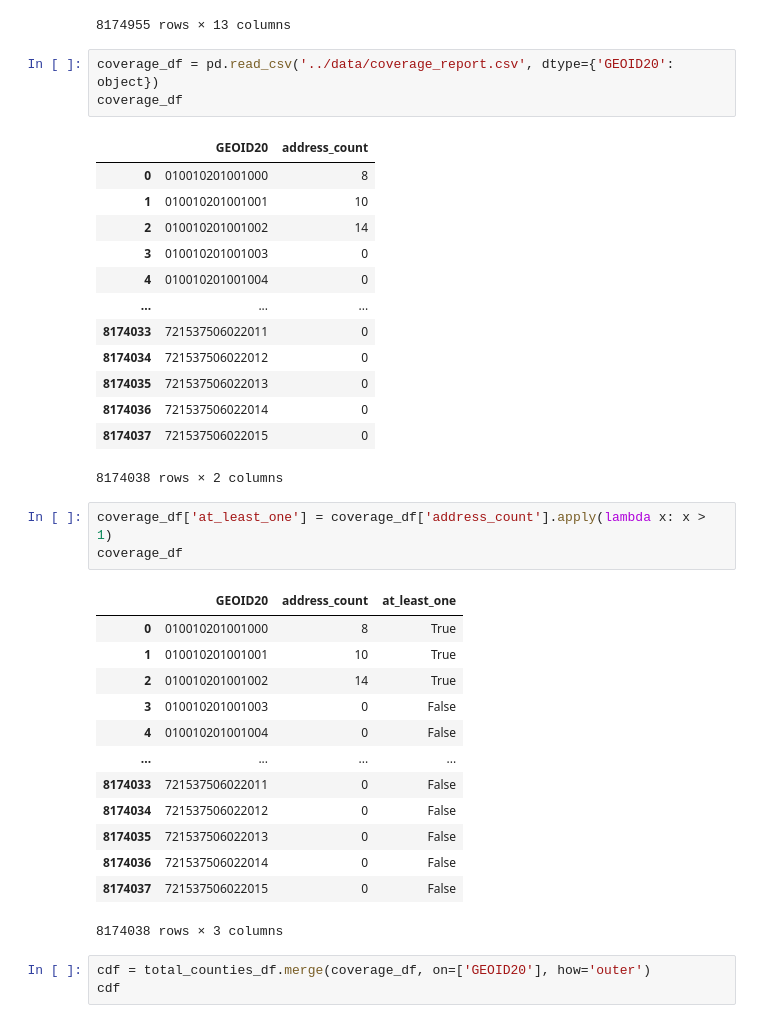
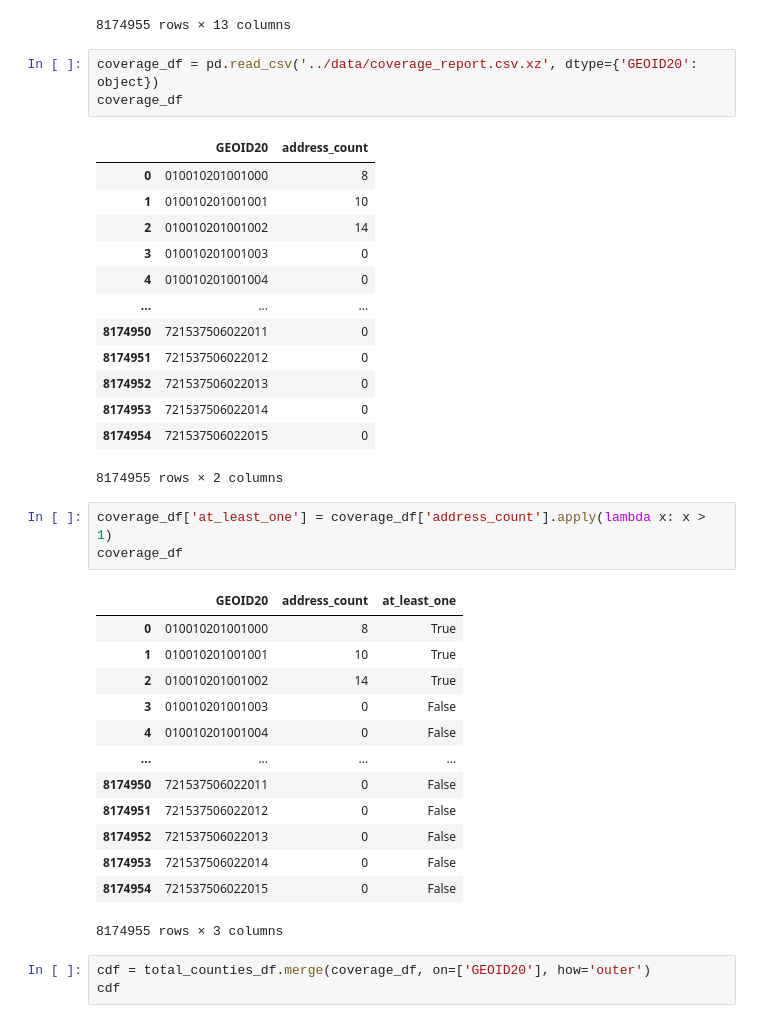
Before and after one commit to uva-bi-sdad/national_address_database, a Jupyter notebook: code/2023-06-22 visualize US.ipynb, the cells around one changed output. Saved outputs shown, nothing was run; the diff lists cells and outputs as text.

```diff
--- a/code/2023-06-22 visualize US.ipynb
+++ b/code/2023-06-22 visualize US.ipynb
@@ -69,22 +72,22 @@ total_counties_df
 | 596 | POLYGON ((-66.84237 18.03316, -66... | 72 | 153 | 750400 | 3006 | 721537504003006 | Block 3006 | G5040 | S | 29683 | ... |
 8174955 rows × 13 columns
 # %%
-coverage_df = pd.read_csv('../data/coverage_report.csv', dtype={'GEOID20': object})
+coverage_df = pd.read_csv('../data/coverage_report.csv.xz', dtype={'GEOID20': object})
 coverage_df
 # %% [output]
 |  | GEOID20 | address_count |
 | 0 | 010010201001000 | 8 |
 | 1 | 010010201001001 | 10 |
 | 2 | 010010201001002 | 14 |
 | 3 | 010010201001003 | 0 |
 | 4 | 010010201001004 | 0 |
 | ... | ... | ... |
-| 8174033 | 721537506022011 | 0 |
-| 8174034 | 721537506022012 | 0 |
-| 8174035 | 721537506022013 | 0 |
-| 8174036 | 721537506022014 | 0 |
-| 8174037 | 721537506022015 | 0 |
+| 8174950 | 721537506022011 | 0 |
+| 8174951 | 721537506022012 | 0 |
+| 8174952 | 721537506022013 | 0 |
+| 8174953 | 721537506022014 | 0 |
+| 8174954 | 721537506022015 | 0 |
-8174038 rows × 2 columns
+8174955 rows × 2 columns
 # %%
 coverage_df['at_least_one'] = coverage_df['address_count'].apply(lambda x: x > 1)
 coverage_df
@@ -96,12 +99,12 @@ coverage_df
 | 3 | 010010201001003 | 0 | False |
 | 4 | 010010201001004 | 0 | False |
 | ... | ... | ... | ... |
-| 8174033 | 721537506022011 | 0 | False |
-| 8174034 | 721537506022012 | 0 | False |
-| 8174035 | 721537506022013 | 0 | False |
-| 8174036 | 721537506022014 | 0 | False |
-| 8174037 | 721537506022015 | 0 | False |
+| 8174950 | 721537506022011 | 0 | False |
+| 8174951 | 721537506022012 | 0 | False |
+| 8174952 | 721537506022013 | 0 | False |
+| 8174953 | 721537506022014 | 0 | False |
+| 8174954 | 721537506022015 | 0 | False |
-8174038 rows × 3 columns
+8174955 rows × 3 columns
 # %%
 cdf = total_counties_df.merge(coverage_df, on=['GEOID20'], how='outer')
 cdf
```
Also changed, not shown: parts of 4 cells of this notebook, 3 other files.
